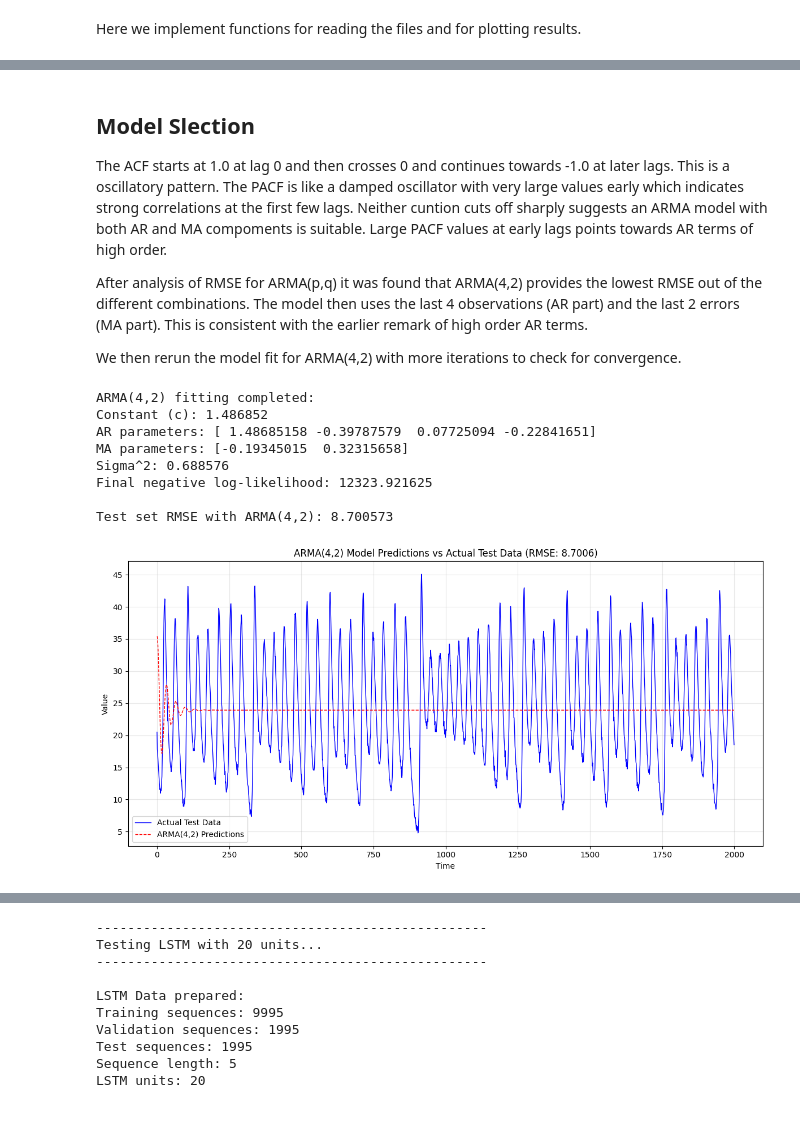
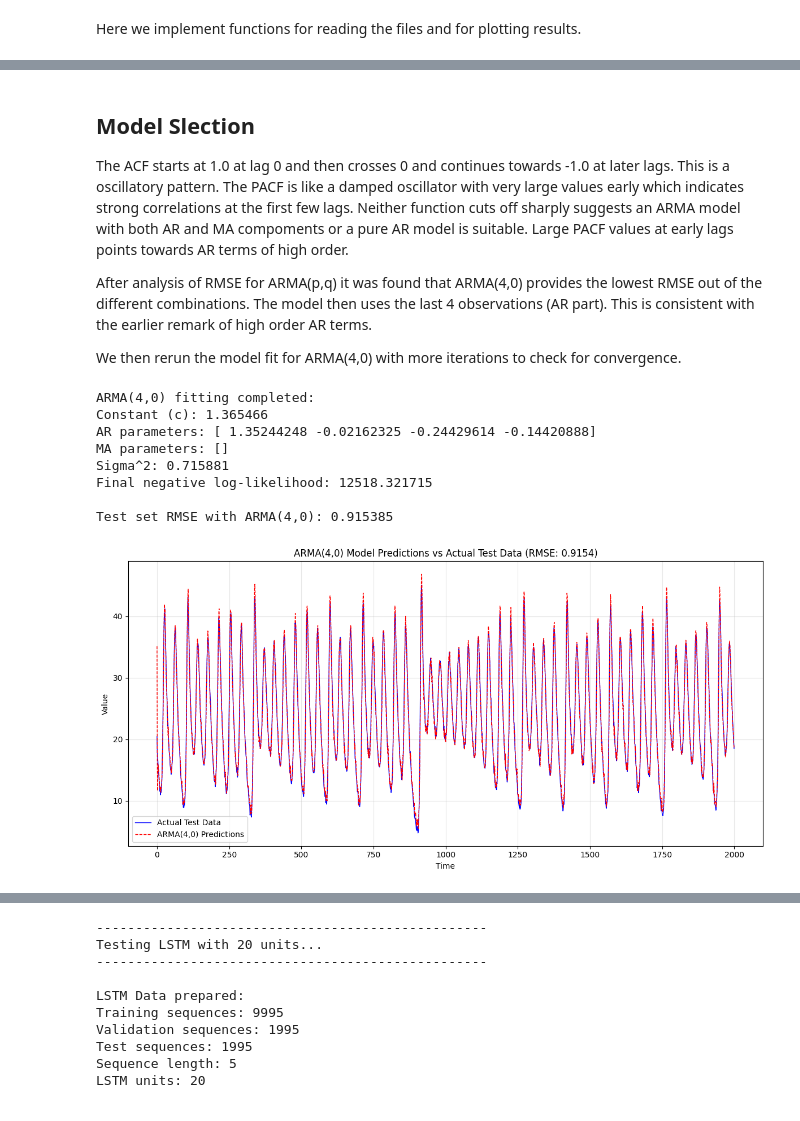
Before and after one commit to Odjej/TME286, a Jupyter notebook: Assignment 1 Time series prediction (black-box vs. interpretable)/ass1.ipynb, the cells around one changed output, grey strips where cells are left out. Drawn from its saved outputs; the diff is of its cells as text; code cells hidden in the pictures.

```diff
--- a/Assignment 1 Time series prediction (black-box vs. interpretable)/ass1.ipynb
+++ b/Assignment 1 Time series prediction (black-box vs. interpretable)/ass1.ipynb
@@ -314,7 +314,6 @@ class ARMANelderMead:
         """
 
         full_history = training_data['value'].values.tolist()
-        residual_history = list(self.residuals)
         predictions = []
 
         # For each test point
@@ -333,17 +332,16 @@ class ARMANelderMead:
 
             # MA part
             ma_part = 0
-            if self.q > 0:
-                for j in range(1, min(self.q, len(residual_history)) + 1):
-                    ma_part += self.ma_params[j-1] * residual_history[-j]
+            if self.q > 0 and hasattr(self, "residuals"):
+                for j in range(1, min(self.q, t) + 1):
+                    if t-j < len(self.residuals):
+                        ma_part += self.ma_params[j-1] * self.residuals[t-j]
 
             # Prediction
             next_pred = const_part + ar_part + ma_part
             predictions.append(next_pred)
 
-            full_history.append(next_pred)
-
-            residual_history.append(0)
+            full_history.append(test_data['value'].values[i])
 
         return np.array(predictions)
 
@@ -490,39 +557,41 @@ Trying ARMA(1,3):
 # %% [markdown]
 ## Model Slection
-The ACF starts at 1.0 at lag 0 and then crosses 0 and continues towards -1.0 at later lags. This is a oscillatory pattern. The PACF is like a damped oscillator with very large values early which indicates strong correlations at the first few lags. Neither cuntion cuts off sharply suggests an ARMA model with both AR and MA compoments is suitable. Large PACF values at early lags points towards AR terms of high order.
+The ACF starts at 1.0 at lag 0 and then crosses 0 and continues towards -1.0 at later lags. This is a oscillatory pattern. The PACF is like a damped oscillator with very large values early which indicates strong correlations at the first few lags. Neither function cuts off sharply suggests an ARMA model with both AR and MA compoments or a pure AR model is suitable. Large PACF values at early lags points towards AR terms of high order.
 
-After analysis of RMSE for ARMA(p,q) it was found that ARMA(4,2) provides the lowest RMSE out of the different combinations. The model then uses the last 4 observations (AR part) and the last 2 errors (MA part). This is consistent with the earlier remark of high order AR terms.
+After analysis of RMSE for ARMA(p,q) it was found that ARMA(4,0) provides the lowest RMSE out of the different combinations. The model then uses the last 4 observations (AR part). This is consistent with the earlier remark of high order AR terms.
 
-We then rerun the model fit for ARMA(4,2) with more iterations to check for convergence.
+We then rerun the model fit for ARMA(4,0) with more iterations to check for convergence.
 # %%
-
 if __name__ == "__main__":
     # Read the data
     training_data, validation_data, test_data = read_time_series_data(
         "A1_training.txt",
         "A1_validation.txt",
         "A1_test.txt"
     )
 
-    # Use ARMA(4,2)
-    best_model = ARMANelderMead(4, 2)
+    # Use ARMA(4,0)
+    best_model = ARMANelderMead(4, 0)
     best_model.fit(training_data['value'], max_iter=10000)
 
-    test_predictions = best_model.predict(training_data, len(test_data))
-    test_rmse = calculate_rmse(test_data['value'].values[:len(test_predictions)], test_predictions[:len(test_data)])
+    # Predict on test set
+    test_predictions = best_model.predict(training_data, test_data)
 
-    print(f"\nTest set RMSE with ARMA(4,2): {test_rmse:.6f}")
+    # Calculate RMSE
+    test_rmse = calculate_rmse(test_data['value'].values, test_predictions)
+
+    print(f"\nTest set RMSE with ARMA(4,0): {test_rmse:.6f}")
 
     # Plot results
-    plot_model_predictions(test_data, test_predictions[:len(test_data)], f"ARMA(4,2)", test_rmse)
+    plot_model_predictions(test_data, test_predictions, f"ARMA(4,0)", test_rmse)
 # %% [output]
-ARMA(4,2) fitting completed:
-Constant (c): 1.486852
-AR parameters: [ 1.48685158 -0.39787579  0.07725094 -0.22841651]
-MA parameters: [-0.19345015  0.32315658]
-Sigma^2: 0.688576
-Final negative log-likelihood: 12323.921625
+ARMA(4,0) fitting completed:
+Constant (c): 1.365466
+AR parameters: [ 1.35244248 -0.02162325 -0.24429614 -0.14420888]
+MA parameters: []
+Sigma^2: 0.715881
+Final negative log-likelihood: 12518.321715
 
-Test set RMSE with ARMA(4,2): 8.700573
+Test set RMSE with ARMA(4,0): 0.915385
-[figure, old version]
+[figure, new version]
 # %% [markdown]
```
Also changed, not shown: parts of 2 cells of this notebook.
